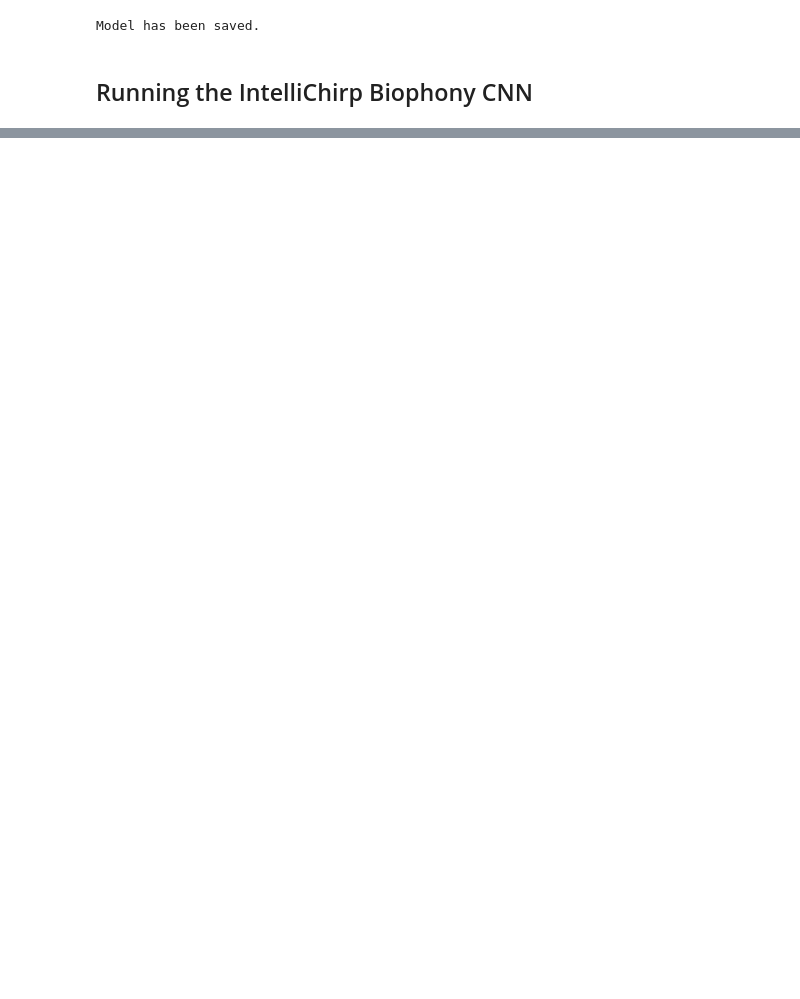
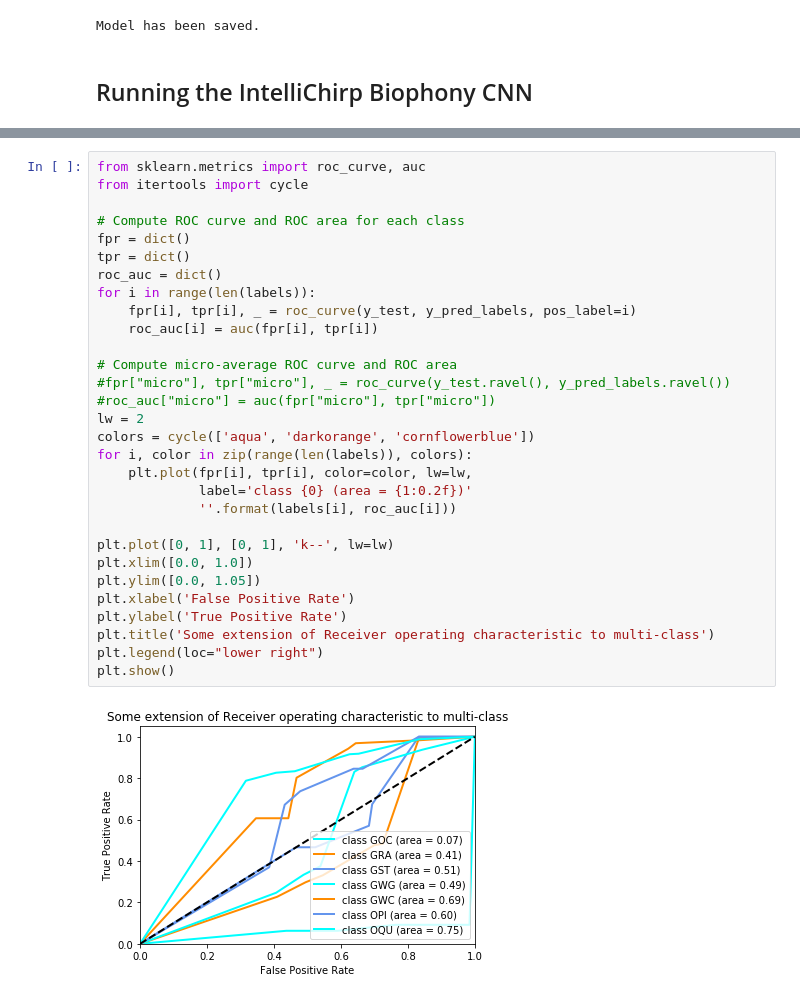
Before and after one commit to intelliChirp/Soundscape-Neural-Network, a Jupyter notebook: geo-cnn/geo-cnn.ipynb, the cells around one changed output, grey strips where cells are left out. Cells and saved outputs as stored; diff of their text form; blank space fills up the shorter version.

```diff
--- a/geo-cnn/geo-cnn.ipynb
+++ b/geo-cnn/geo-cnn.ipynb
@@ -274,3 +355,35 @@ Overall Accuracy : 0.8537414965986394
+# %%
+from sklearn.metrics import roc_curve, auc
+from itertools import cycle
+
+# Compute ROC curve and ROC area for each class
+fpr = dict()
+tpr = dict()
+roc_auc = dict()
+for i in range(len(labels)):
+    fpr[i], tpr[i], _ = roc_curve(y_test, y_pred_labels, pos_label=i)
+    roc_auc[i] = auc(fpr[i], tpr[i])
+
+# Compute micro-average ROC curve and ROC area
+#fpr["micro"], tpr["micro"], _ = roc_curve(y_test.ravel(), y_pred_labels.ravel())
+#roc_auc["micro"] = auc(fpr["micro"], tpr["micro"])
+lw = 2
+colors = cycle(['aqua', 'darkorange', 'cornflowerblue'])
+for i, color in zip(range(len(labels)), colors):
+    plt.plot(fpr[i], tpr[i], color=color, lw=lw,
+             label='class {0} (area = {1:0.2f})'
+             ''.format(labels[i], roc_auc[i]))
+
+plt.plot([0, 1], [0, 1], 'k--', lw=lw)
+plt.xlim([0.0, 1.0])
+plt.ylim([0.0, 1.05])
+plt.xlabel('False Positive Rate')
+plt.ylabel('True Positive Rate')
+plt.title('Some extension of Receiver operating characteristic to multi-class')
+plt.legend(loc="lower right")
+plt.show()
+# %% [output]
+[figure, added]
 # %%
 ## Running the model
 
```
Also changed, not shown: parts of 19 cells of this notebook.
